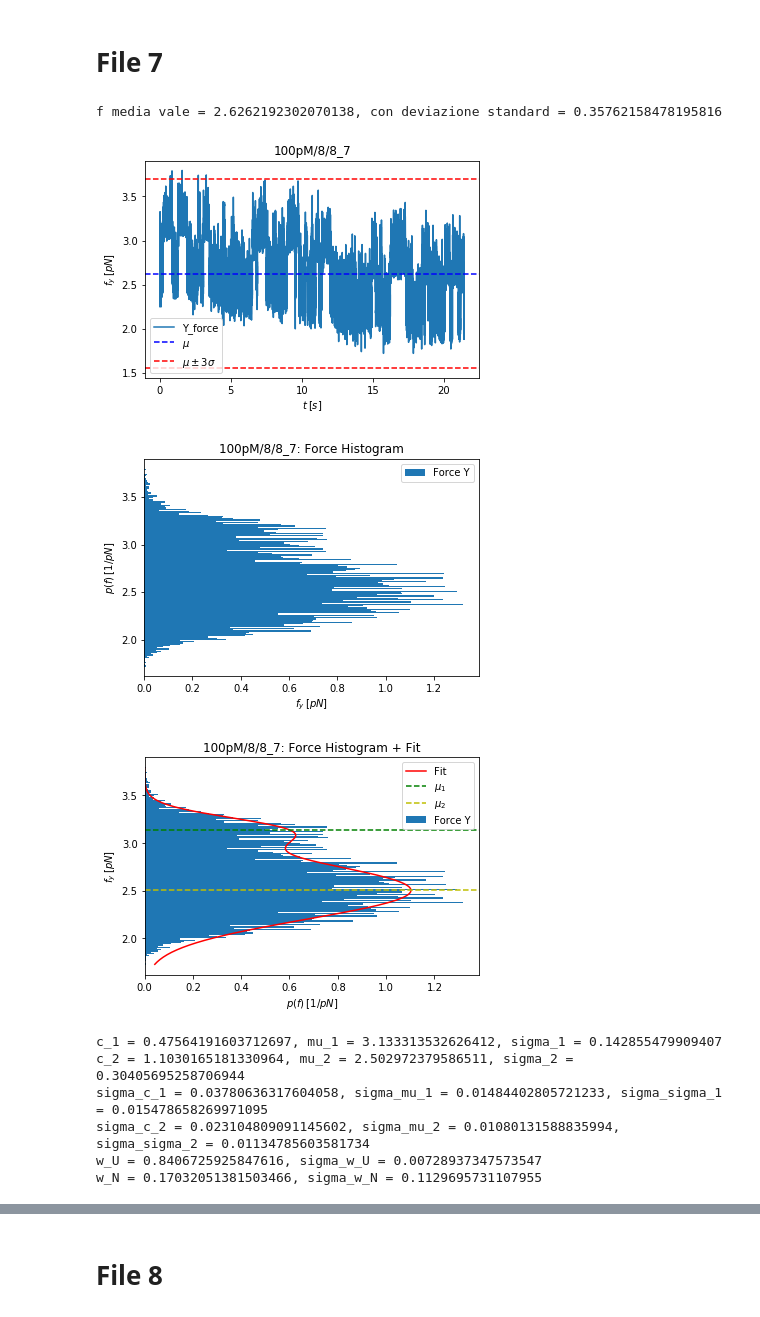
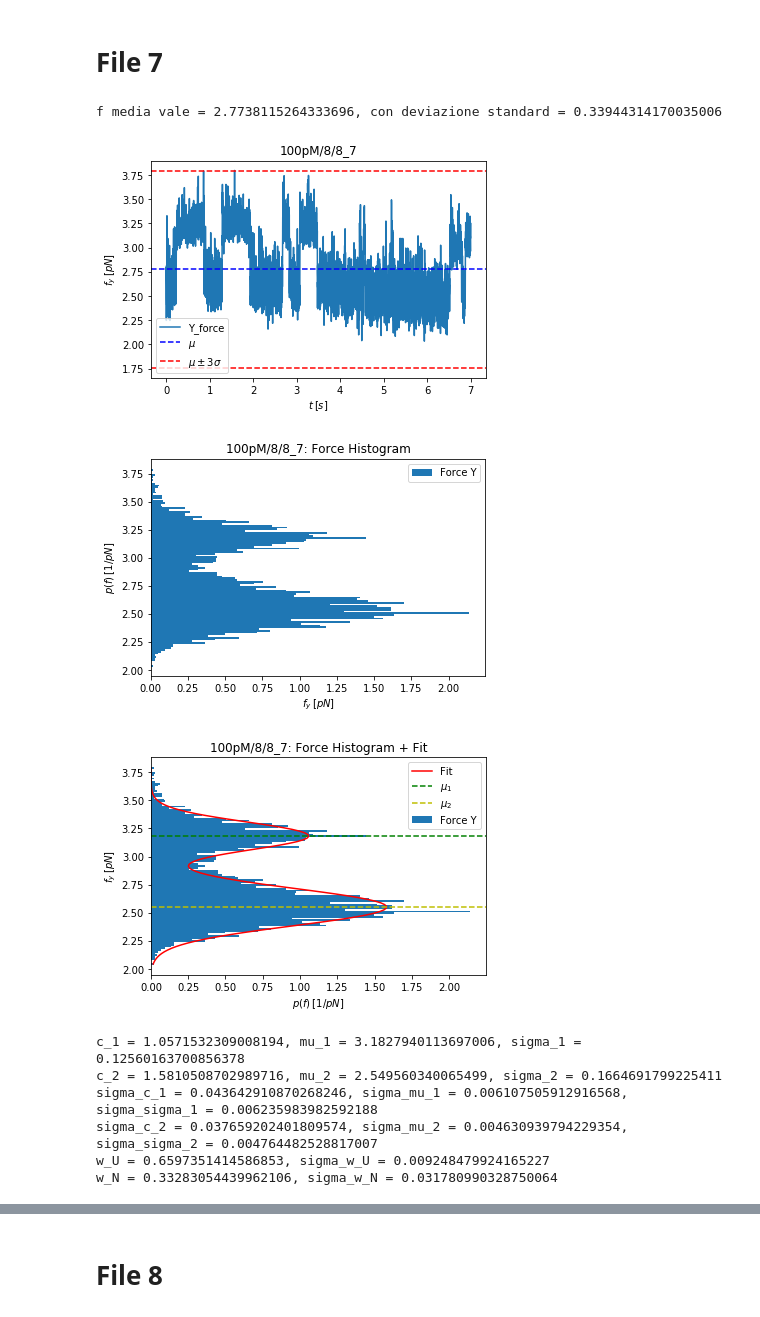
Before and after one commit to RiccardoTancredi/TesiTriennale, a Jupyter notebook: hoppingOligo8.ipynb, the cells around one changed output, grey strips where cells are left out. Saved outputs shown, nothing was run; the diff lists cells and outputs as text; code cells hidden in the pictures.

```diff
--- a/hoppingOligo8.ipynb
+++ b/hoppingOligo8.ipynb
@@ -357,24 +381,24 @@ data_frame
 # File 7
 # %%
 grafici = Graph_hop(dir_name, number, 7)
-data_frame = grafici.do_graph()
+data_frame = grafici.do_graph(7, -2)
 # (2.0440e4+0.5+1.95e-3, 2.0442e4+1.-1.95e-3)
 # %% [output]
-f media vale = 2.6262192302070138, con deviazione standard = 0.35762158478195816
+f media vale = 2.7738115264333696, con deviazione standard = 0.33944314170035006
-[figure, old version]
+[figure, new version]
-[figure, old version]
+[figure, new version]
 # %%
-prova = [.5, 3., 0.1, 1.2, 2.5, 0.1]
+prova = [.8, 3.2, 0.1, 1.2, 2.5, 0.1]
 fitting_par, fitting_err, prob, err_prob = grafici.fit(guess=prova)
 # (c1, mu1, sigma1, c2, mu2, sigma2)
 # %% [output]
-[figure, old version]
+[figure, new version]
-c_1 = 0.47564191603712697, mu_1 = 3.133313532626412, sigma_1 = 0.142855479909407
-c_2 = 1.1030165181330964, mu_2 = 2.502972379586511, sigma_2 = 0.30405695258706944
-sigma_c_1 = 0.03780636317604058, sigma_mu_1 = 0.01484402805721233, sigma_sigma_1 = 0.015478658269971095
-sigma_c_2 = 0.023104809091145602, sigma_mu_2 = 0.01080131588835994, sigma_sigma_2 = 0.01134785603581734
-w_U = 0.8406725925847616, sigma_w_U = 0.00728937347573547
-w_N = 0.17032051381503466, sigma_w_N = 0.1129695731107955
+c_1 = 1.0571532309008194, mu_1 = 3.1827940113697006, sigma_1 = 0.12560163700856378
+c_2 = 1.5810508702989716, mu_2 = 2.549560340065499, sigma_2 = 0.1664691799225411
+sigma_c_1 = 0.043642910870268246, sigma_mu_1 = 0.006107505912916568, sigma_sigma_1 = 0.006235983982592188
+sigma_c_2 = 0.037659202401809574, sigma_mu_2 = 0.004630939794229354, sigma_sigma_2 = 0.004764482528817007
+w_U = 0.6597351414586853, sigma_w_U = 0.009248479924165227
+w_N = 0.33283054439962106, sigma_w_N = 0.031780990328750064
 # %%
 forces_average.append(mean(fitting_par[1], fitting_par[4]))
 forces_average_std.append(err_prop_mean(fitting_err[1], fitting_err[4]))
```
Also changed, not shown: parts of 89 cells of this notebook, 45 other files.
